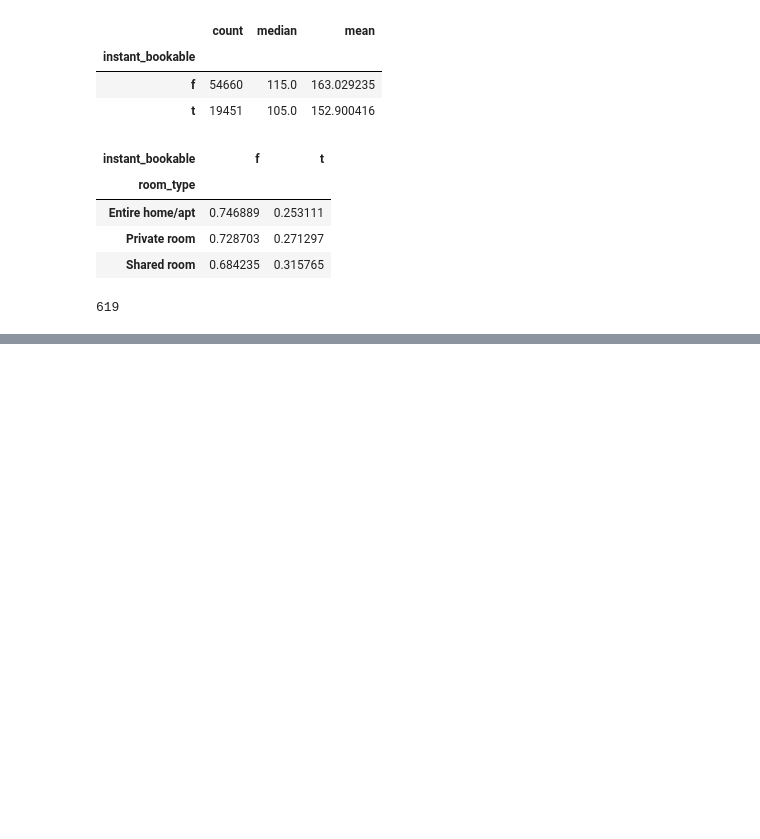
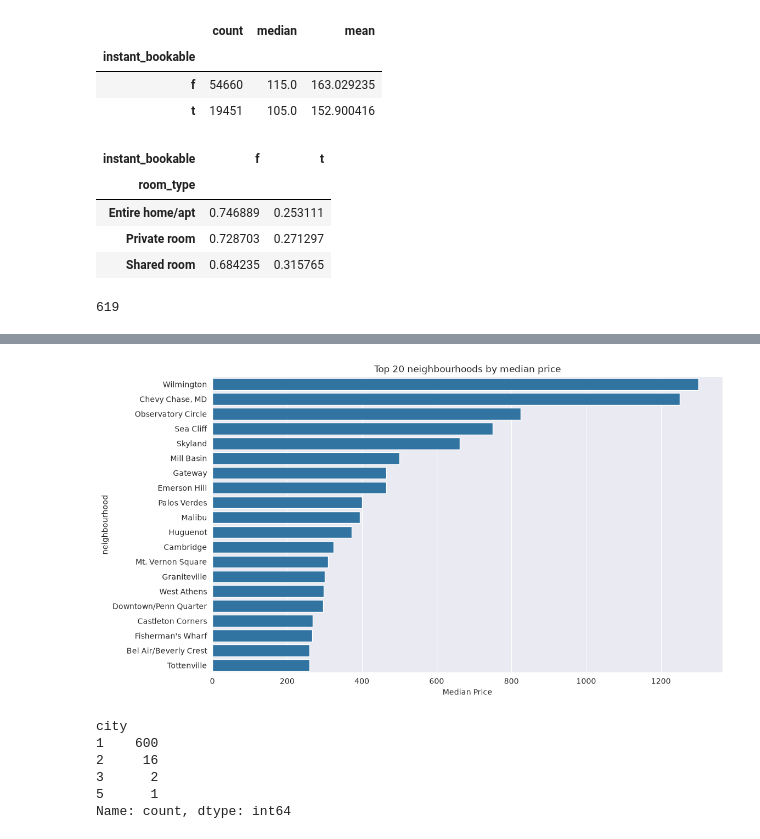
Before and after one commit to Car1LL/airbnb_prices_prediction, a Jupyter notebook: notebooks/00_EDA.ipynb, the cells around one changed output, grey strips where cells are left out. Cells and saved outputs as stored; diff of their text form; code cells hidden in the pictures; blank space fills up the shorter version.

```diff
--- a/notebooks/00_EDA.ipynb
+++ b/notebooks/00_EDA.ipynb
@@ -1835,0 +1869,26 @@ np.int64(773)
+# %%
+median_price = df.groupby('neighbourhood')['price'] \
+    .median() \
+    .sort_values(ascending=False) \
+    .head(20)
+
+plt.figure(figsize=(12, 7))
+sns.barplot(
+    x=median_price.values,
+    y=median_price.index
+)
+
+plt.title("Top 20 neighbourhoods by median price")
+plt.xlabel("Median Price")
+plt.show()
+# %% [output]
+[figure, added]
+# %%
+df.groupby('neighbourhood')['city'].nunique().value_counts()
+# %% [output]
+city
+1    600
+2     16
+3      2
+5      1
+Name: count, dtype: int64
```
Also changed, not shown: parts of 63 cells of this notebook.
